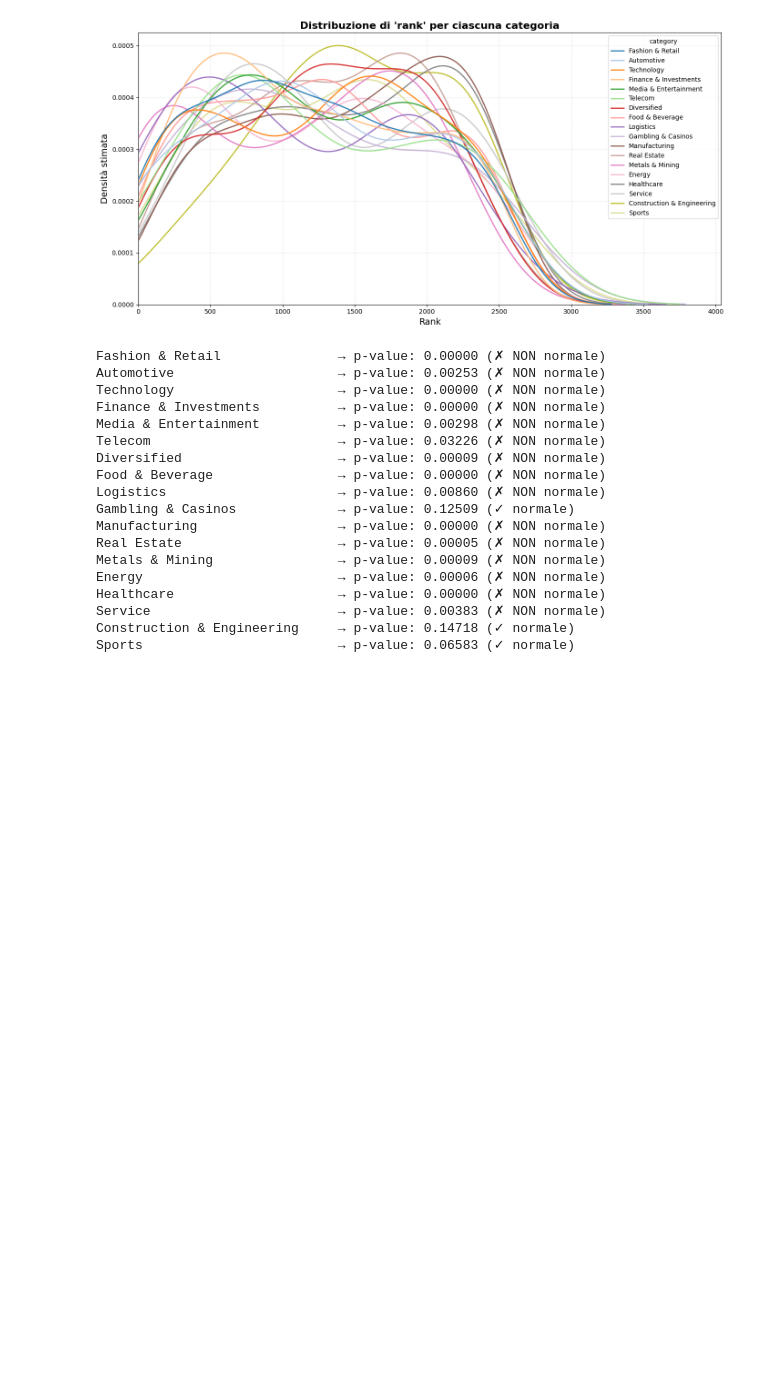
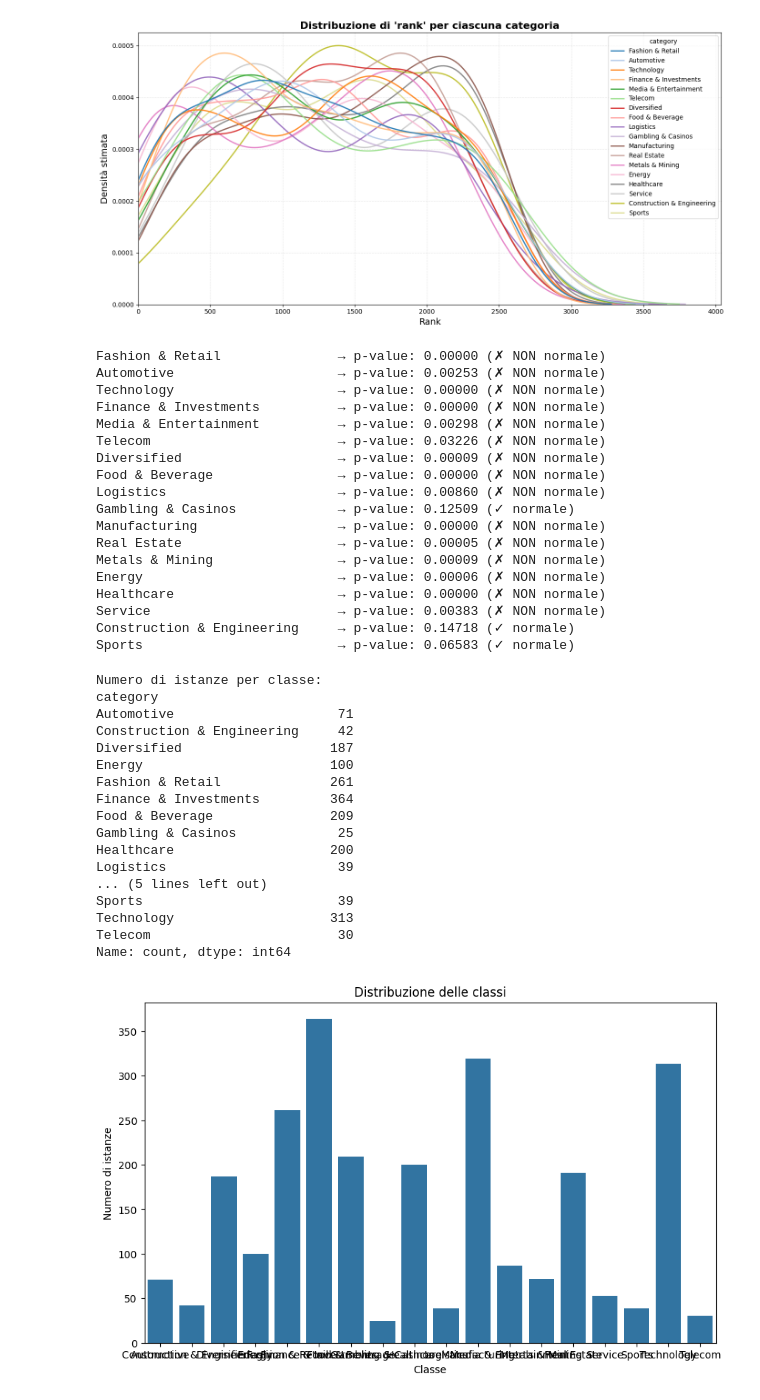
Before and after one commit to angelopaldino/progetto-data-mining, a Jupyter notebook: notebooks/utility.ipynb, the cells around one changed output. Cells and saved outputs as stored; diff of their text form; code cells hidden in the pictures; blank space fills up the shorter version.

```diff
--- a/notebooks/utility.ipynb
+++ b/notebooks/utility.ipynb
@@ -120,3 +120,43 @@ Healthcare                     → p-value: 0.00000 (✗ NON normale)
 Service                        → p-value: 0.00383 (✗ NON normale)
 Construction & Engineering     → p-value: 0.14718 (✓ normale)
 Sports                         → p-value: 0.06583 (✓ normale)
+# %%
+import pandas as pd
+import matplotlib.pyplot as plt
+import seaborn as sns
+
+# Carica il dataset
+df = pd.read_csv("../data/processed/billionaires_clean.csv")
+
+# Sostituisci 'target' con il nome della tua colonna target
+class_counts = df['category'].value_counts().sort_index()
+
+print("Numero di istanze per classe:")
+print(class_counts)
+
+# Bar plot
+plt.figure(figsize=(10,6))
+sns.barplot(x=class_counts.index, y=class_counts.values)
+plt.xlabel("Classe")
+plt.ylabel("Numero di istanze")
+plt.title("Distribuzione delle classi")
+plt.show()
+# %% [output]
+Numero di istanze per classe:
+category
+Automotive                     71
+Construction & Engineering     42
+Diversified                   187
+Energy                        100
+Fashion & Retail              261
+Finance & Investments         364
+Food & Beverage               209
+Gambling & Casinos             25
+Healthcare                    200
+Logistics                      39
+... (5 lines left out)
+Sports                         39
+Technology                    313
+Telecom                        30
+Name: count, dtype: int64
+[figure, added]
```
Also changed, not shown: parts of 1 cell of this notebook, 8 other files.
